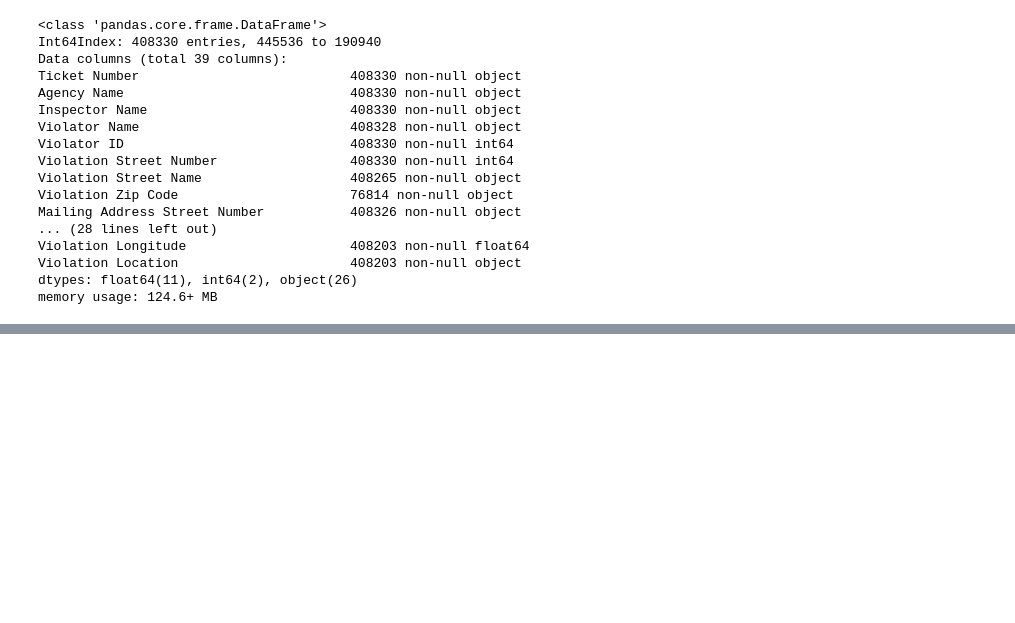
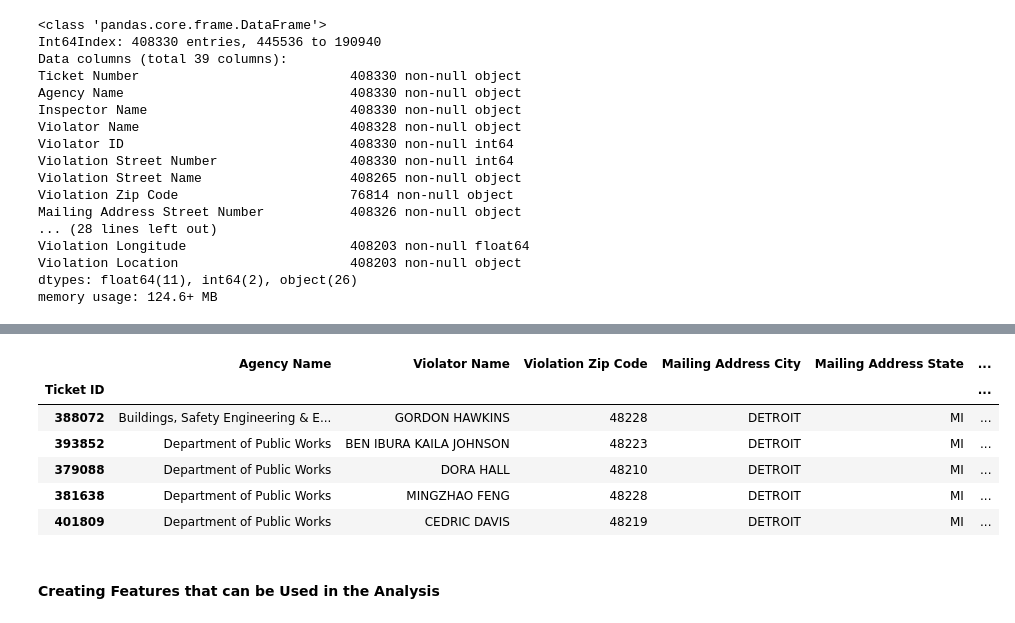
Before and after one commit to jpbarret13/Manhattan_Data_Analysis, a Jupyter notebook: Blight Data Analysis.ipynb, the cells around one changed output, grey strips where cells are left out. Saved outputs shown, nothing was run; the diff lists cells and outputs as text; code cells hidden in the pictures; blank space fills up the shorter version.

```diff
--- a/Blight Data Analysis.ipynb
+++ b/Blight Data Analysis.ipynb
@@ -36,0 +103,2 @@ memory usage: 124.6+ MB
+# %%
+data_load_2017 = data_load_2017[data_load_2017['Payment Status'] != 'NO PAYMENT DUE']
@@ -36,0 +112,7 @@ memory usage: 124.6+ MB
+# %%
+data_load_2017['Payment Status'].fillna(0, inplace=True)
+data_load_2017['Disposition'].fillna('None', inplace=True)
+data_load_2017['Violation Zip Code'].fillna(data_load_2017['Violation Zip Code'].mode()[0], inplace=True)
+data_load_2017.dropna(axis=0, inplace=True)
+
+data_load_2017.isnull().sum()
@@ -36,0 +130,15 @@ memory usage: 124.6+ MB
+# %%
+data_load_2017 = data_load_2017.replace({'PARTIAL PAYMENT APPLIED': 0, 'PAID IN FULL':1})
+# %%
+data_load_2017['Mailing Address City'] = data_load_2017['Mailing Address City'].str.upper()
+data_load_2017['Violator Name'] = data_load_2017['Violator Name'].str.upper()
+# %%
+data_load_2017.head()
+# %% [output]
+|  | Agency Name | Violator Name | Violation Zip Code | Mailing Address City | Mailing Address State | ... |
+| Ticket ID |  |  |  |  |  | ... |
+| 388072 | Buildings, Safety Engineering & E... | GORDON HAWKINS | 48228 | DETROIT | MI | ... |
+| 393852 | Department of Public Works | BEN IBURA KAILA JOHNSON | 48223 | DETROIT | MI | ... |
+| 379088 | Department of Public Works | DORA HALL | 48210 | DETROIT | MI | ... |
+| 381638 | Department of Public Works | MINGZHAO FENG | 48228 | DETROIT | MI | ... |
+| 401809 | Department of Public Works | CEDRIC DAVIS | 48219 | DETROIT | MI | ... |
@@ -36,0 +148,2 @@ memory usage: 124.6+ MB
+# %% [markdown]
+#### Creating Features that can be Used in the Analysis
```
Also changed, not shown: parts of 36 cells of this notebook.
